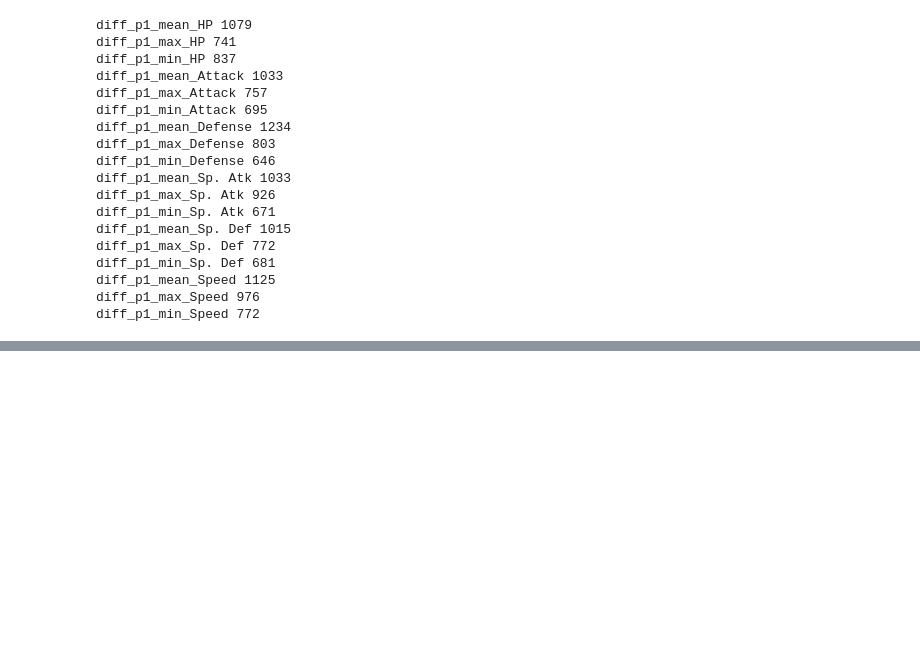
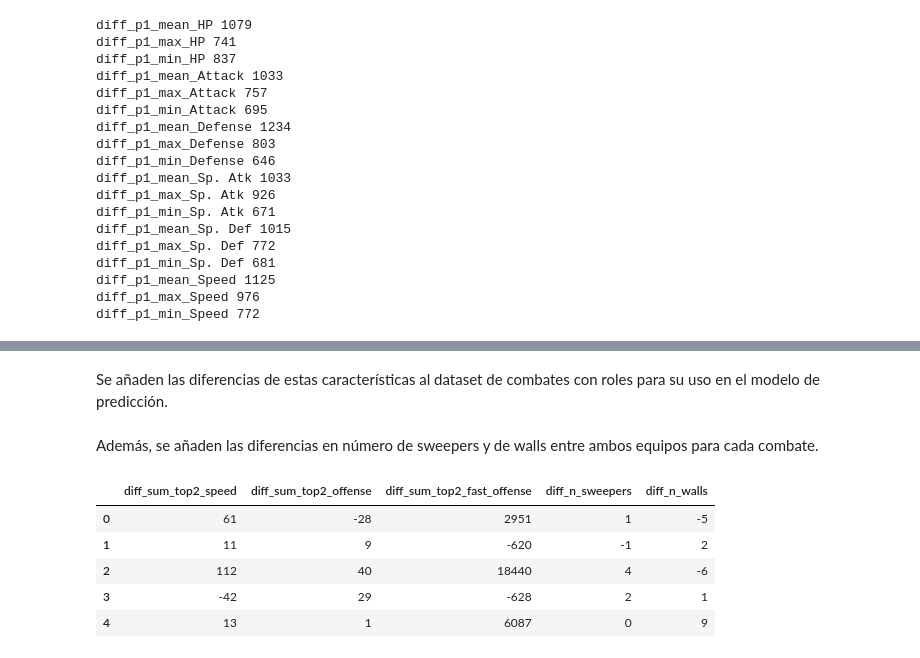
Before and after one commit to lynel22/OU-Pokemon-Battle-Prediction-Model, a Jupyter notebook: notebooks/03_Feature_Engenieering.ipynb, the cells around one changed output, grey strips where cells are left out. Cells and saved outputs as stored; diff of their text form; code cells hidden in the pictures; blank space fills up the shorter version.

```diff
--- a/notebooks/03_Feature_Engenieering.ipynb
+++ b/notebooks/03_Feature_Engenieering.ipynb
@@ -556,0 +859,2 @@ print(diff_df.isna().sum().sum())
+# %%
+df_with_roles = add_role_features_from_thresholds(df_stats_individual_features, thresholds)
@@ -556,0 +891,39 @@ print(diff_df.isna().sum().sum())
+# %%
+df_team_features = df_with_roles.copy()
+
+p1_topk = compute_team_topk_features(df_team_features, "p1")
+p2_topk = compute_team_topk_features(df_team_features, "p2")
+# %% [markdown]
+Se añaden las diferencias de estas características al dataset de combates con roles para su uso en el modelo de predicción.
+# %%
+df_team_features["diff_sum_top2_speed"] = np.array(p1_topk["top2_speed"]) - np.array(p2_topk["top2_speed"])
+
+df_team_features["diff_sum_top2_offense"] = np.array(p1_topk["top2_offense"]) - np.array(p2_topk["top2_offense"])
+
+df_team_features["diff_sum_top2_fast_offense"] = np.array(p1_topk["top2_fast_offense"]) - np.array(p2_topk["top2_fast_offense"])
+# %% [markdown]
+Además, se añaden las diferencias en número de sweepers y de walls entre ambos equipos para cada combate.
+# %%
+df_team_features["diff_n_sweepers"] = df_team_features["n_sweepers_p1"] - df_team_features["n_sweepers_p2"]
+
+df_team_features["diff_n_walls"] = (
+    (df_team_features["n_physical_walls_p1"] + df_team_features["n_special_walls_p1"] + df_team_features["n_slow_walls_p1"]) -
+    (df_team_features["n_physical_walls_p2"] + df_team_features["n_special_walls_p2"] + df_team_features["n_slow_walls_p2"])
+)
+# %%
+cols = [
+    "diff_sum_top2_speed",
+    "diff_sum_top2_offense",
+    "diff_sum_top2_fast_offense",
+    "diff_n_sweepers",
+    "diff_n_walls"
+]
+
+df_team_features[cols].head()
+# %% [output]
+|  | diff_sum_top2_speed | diff_sum_top2_offense | diff_sum_top2_fast_offense | diff_n_sweepers | diff_n_walls |
+| 0 | 61 | -28 | 2951 | 1 | -5 |
+| 1 | 11 | 9 | -620 | -1 | 2 |
+| 2 | 112 | 40 | 18440 | 4 | -6 |
+| 3 | -42 | 29 | -628 | 2 | 1 |
+| 4 | 13 | 1 | 6087 | 0 | 9 |
```
Also changed, not shown: parts of 24 cells of this notebook, 1 other file.
